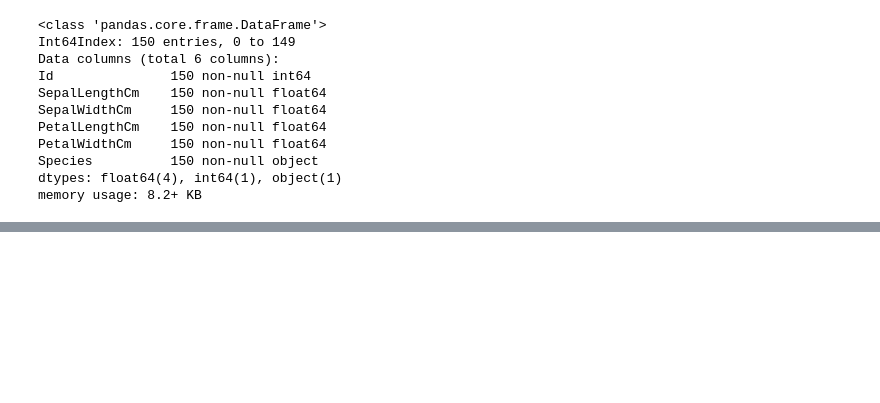
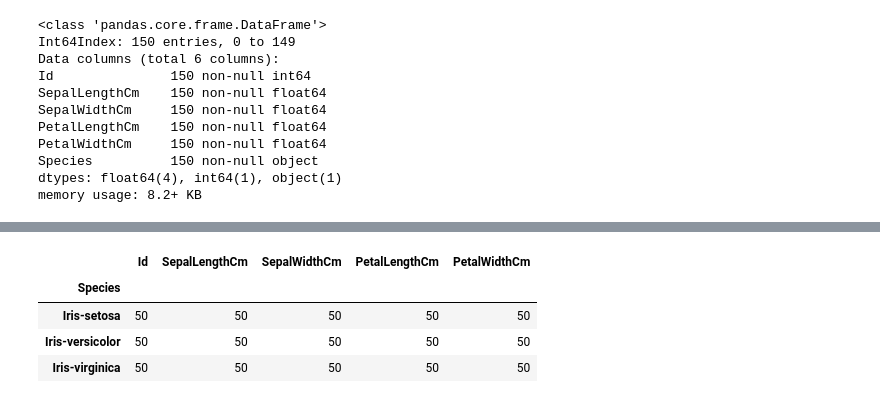
Before and after one commit to muokicaleb/Data_Science_Projects, a Jupyter notebook: 20_ML_Algorithms_for_Iris_Dataset/20_ml_algorithms.ipynb, the cells around one changed output, grey strips where cells are left out. Cells and saved outputs as stored; diff of their text form; code cells hidden in the pictures; blank space fills up the shorter version.

```diff
--- a/20_ML_Algorithms_for_Iris_Dataset/20_ml_algorithms.ipynb
+++ b/20_ML_Algorithms_for_Iris_Dataset/20_ml_algorithms.ipynb
@@ -364,0 +415,8 @@ dataset['Species'].unique()
+# %%
+dataset.groupby('Species').count()
+# %% [output]
+|  | Id | SepalLengthCm | SepalWidthCm | PetalLengthCm | PetalWidthCm |
+| Species |  |  |  |  |  |
+| Iris-setosa | 50 | 50 | 50 | 50 | 50 |
+| Iris-versicolor | 50 | 50 | 50 | 50 | 50 |
+| Iris-virginica | 50 | 50 | 50 | 50 | 50 |
```
Also changed, not shown: parts of 6 cells of this notebook.
